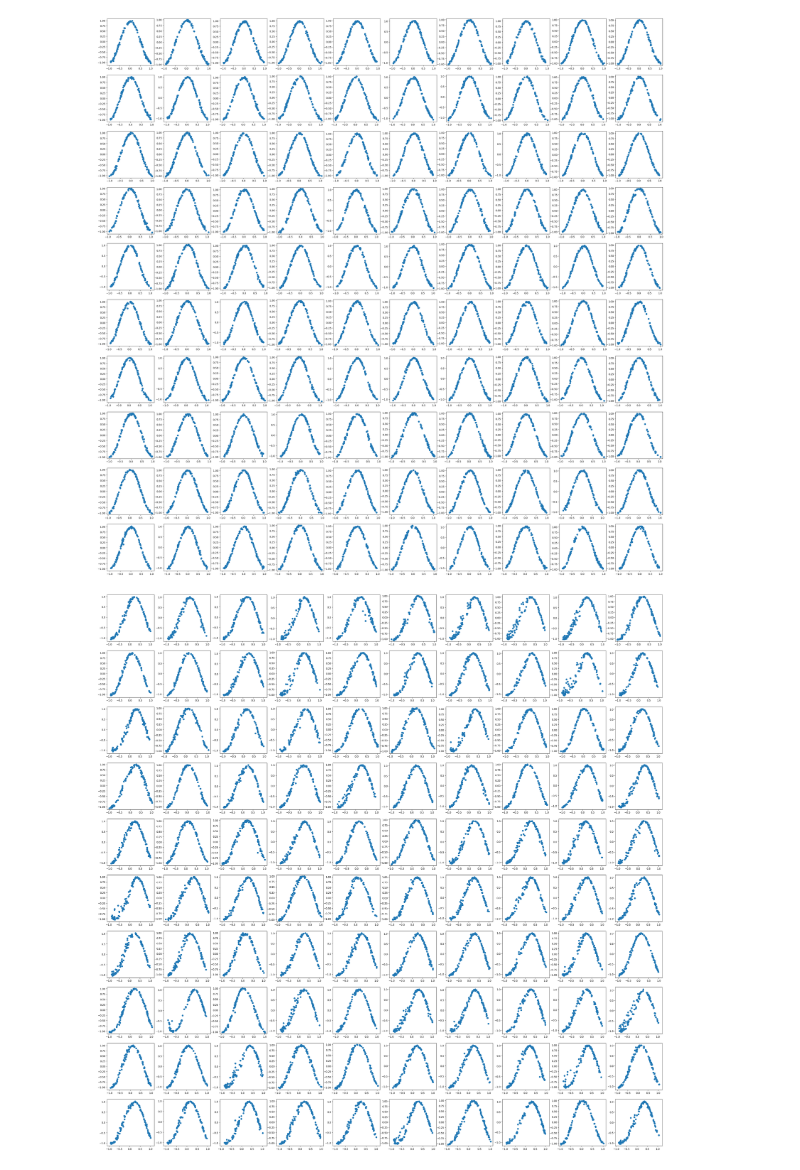
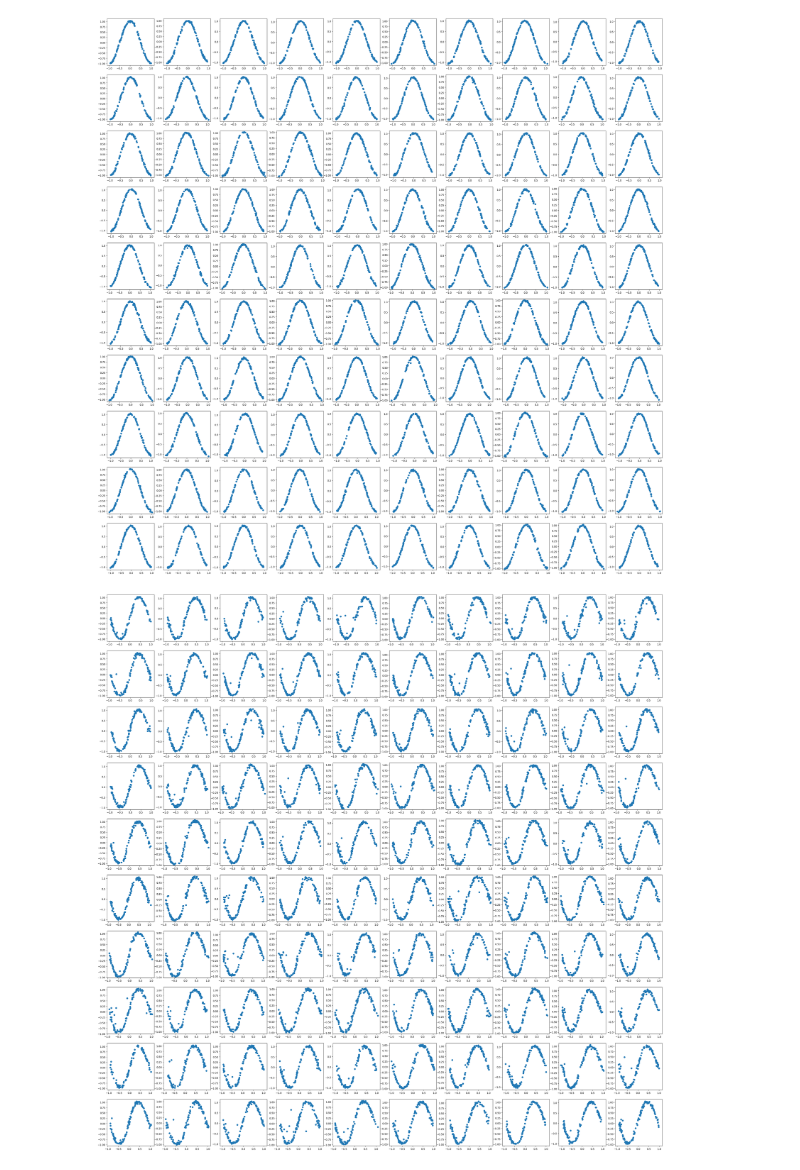
Before and after one commit to minii-ai/tiny-text-to-3d, a Jupyter notebook: text_condition.ipynb, the cells around one changed output. Cells and saved outputs as stored; diff of their text form; code cells hidden in the pictures.

Commit message:
refactoring of models

```diff
--- a/text_condition.ipynb
+++ b/text_condition.ipynb
@@ -77,7 +77,8 @@ with tqdm(total=num_epochs * len(dataloader)) as pbar:
                 text = None
 
             t = torch.randint(0, 1000, (X.shape[0],)).long().to("cuda")
-            loss = diffusion.training_losses(model, X, t, cond=text)
+            cond = model.prepare_cond(text)
+            loss = diffusion.training_losses(model, X, t, cond=cond)
 
             optimizer.zero_grad()
             loss.backward()
@@ -93,12 +95,14 @@ plot_point_clouds(samples, 10, 10)
 # %%
-samples = diffusion.p_sample_loop(model, (100, num_points, 2), cond=["cosine"] * 100, clip_denoised=False)
+cond = model.prepare_cond(["cosine"] * 100)
+samples = diffusion.p_sample_loop(model, (100, num_points, 2), cond=cond, clip_denoised=False)
 # samples = diffusion.p_sample_loop(model, (100, num_points, 2), cond=torch clip_denoised=False)
 plot_point_clouds(samples, 10, 10)
 # %% [output]
-[figure, old version]
+[figure, new version]
 # %%
-samples = diffusion.p_sample_loop(model, (100, num_points, 2), cond=["math function passing through the origin"] * 100, clip_denoised=False)
+cond = model.prepare_cond(["y = sin(x)"] * 100)
+samples = diffusion.p_sample_loop(model, (100, num_points, 2), cond=cond, clip_denoised=False)
 # samples = diffusion.p_sample_loop(model, (100, num_points, 2), cond=torch clip_denoised=False)
 plot_point_clouds(samples, 10, 10)
 # %% [output]
-[figure, old version]
+[figure, new version]
```
Also changed, not shown: parts of 2 cells of this notebook, 9 other files.
